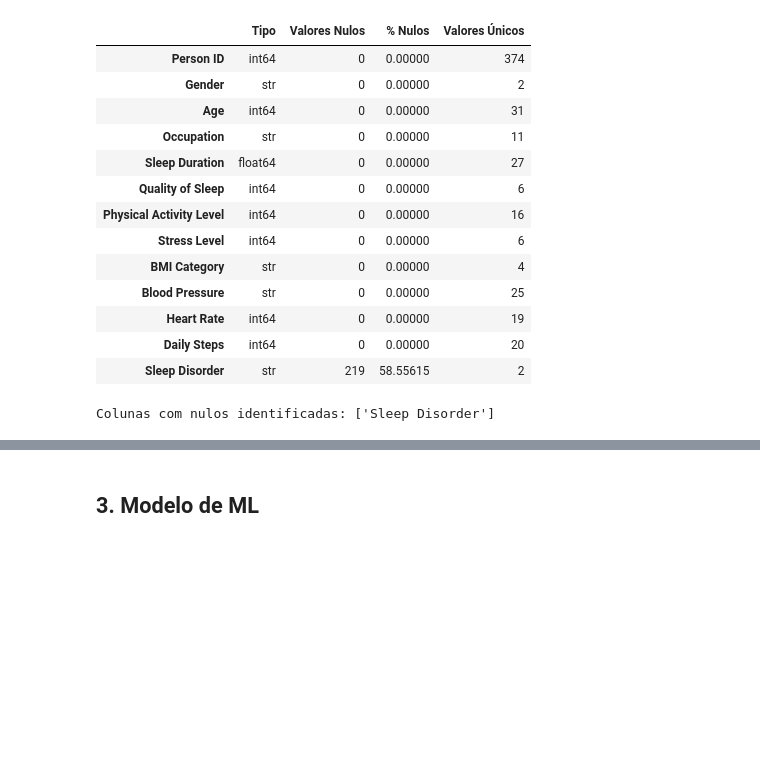
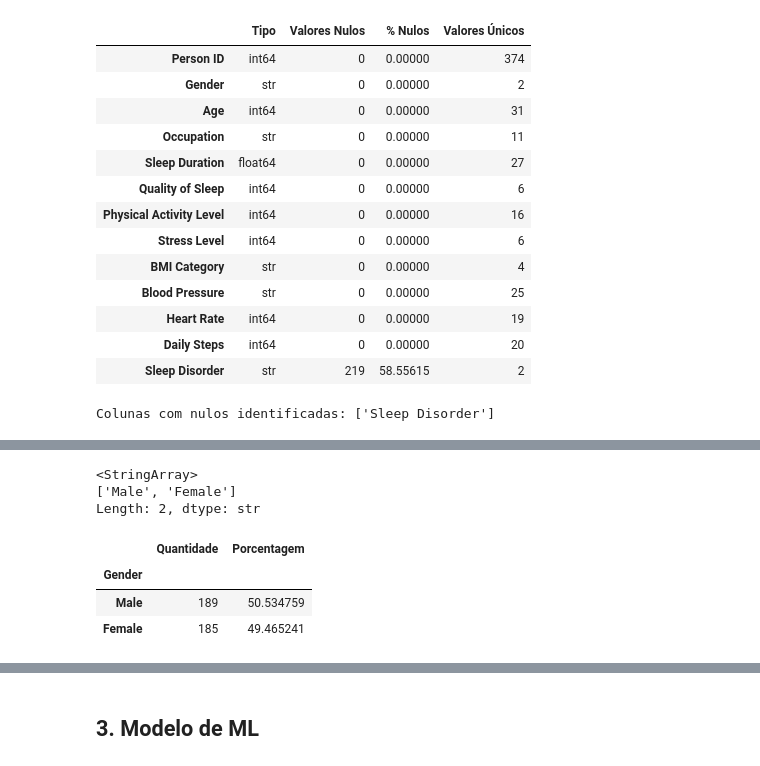
Before and after one commit to Squad-Nina-da-Hora/wmc-projeto-final-lifestyle, a Jupyter notebook: analise.ipynb, the cells around one changed output, grey strips where cells are left out. Saved outputs shown, nothing was run; the diff lists cells and outputs as text; code cells hidden in the pictures; blank space fills up the shorter version.

```diff
--- a/analise.ipynb
+++ b/analise.ipynb
@@ -179,2 +202,22 @@ df.describe(include=['object', 'string'])
 # %%
-df.info()
+# Conhecendo os dados categóricos
+
+df['Gender'].unique()
+# %% [output]
+<StringArray>
+['Male', 'Female']
+Length: 2, dtype: str
+# %%
+# Variável categórica: % de gênero
+
+gender_distribution = pd.DataFrame({
+    'Quantidade': df['Gender'].value_counts(),
+    'Porcentagem': df['Gender'].value_counts(normalize=True) * 100
+})
+
+gender_distribution
+# %% [output]
+|  | Quantidade | Porcentagem |
+| Gender |  |  |
+| Male | 189 | 50.534759 |
+| Female | 185 | 49.465241 |
```
Also changed, not shown: parts of 9 cells of this notebook.
